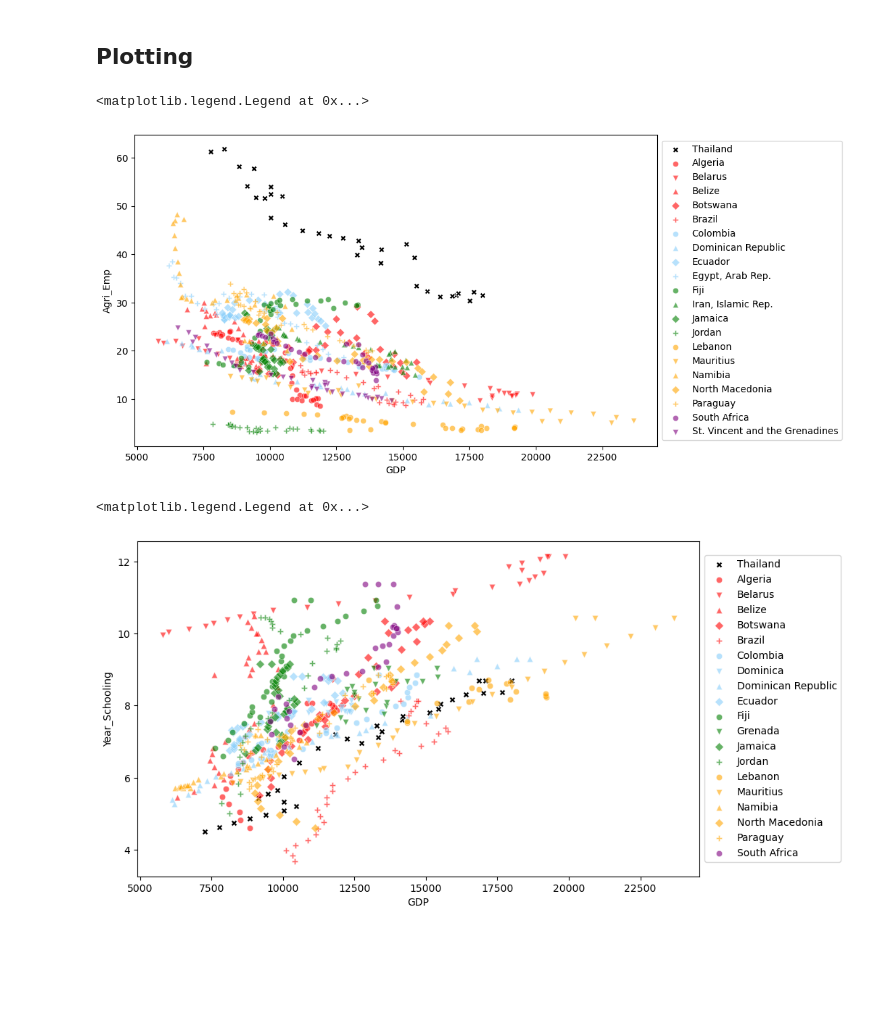
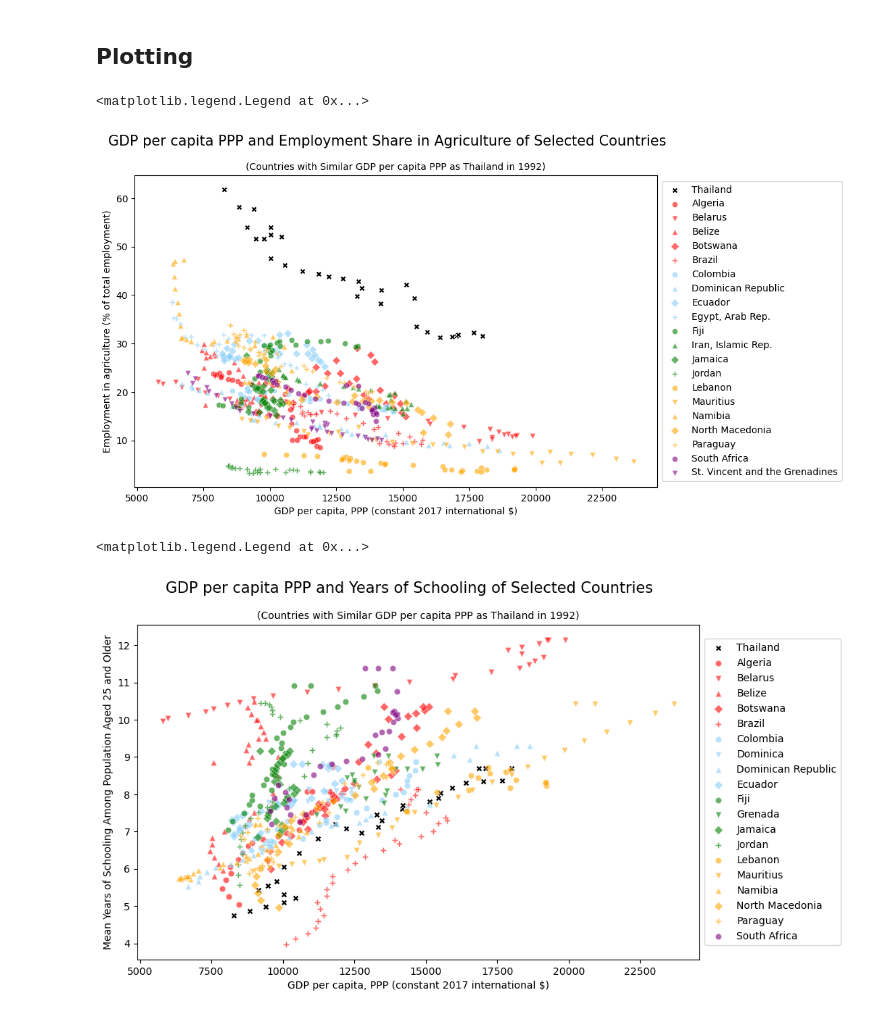
Before and after one commit to PhakphumJ/Thesis_code, a Jupyter notebook: ILO_WDI_code.ipynb, the cells around one changed output. Saved outputs shown, nothing was run; the diff lists cells and outputs as text; code cells hidden in the pictures; blank space fills up the shorter version.

Commit message:
Add axes, titles

```diff
--- a/ILO_WDI_code.ipynb
+++ b/ILO_WDI_code.ipynb
@@ -236,26 +236,35 @@ Similar_Countries_DF_EDU[Similar_Countries_DF_EDU['Country Name'] == 'Thailand']
 # %%
 ### Scatter GDP and Agricultural Employment for all countries in Similar_Countries_DF_GDP.
 plt.figure(figsize = (10, 6))
 
 ### Plot Thailand differently with a different marker.
 sns.scatterplot(data = Similar_Countries_DF_GDP[Similar_Countries_DF_GDP["Country Name"] == "Thailand"], x = 'GDP', y = 'Agri_Emp' ,marker='X', color = 'black', label = "Thailand")
 
 ## Plot other countries.
 colors = ['red', 'lightskyblue', 'green', 'orange', 'purple', 'teal', 'gold']
 markers = ['o', 'v', '^', 'D', 'P']
 
 ### Get unique combinations of colors and markers.
 color_marker_combinations = [(color, marker) for color in colors for marker in markers] ## Use this to plot the other countries.
 
 # Plot
 for i, country in enumerate(Similar_Countries_DF_GDP[Similar_Countries_DF_GDP["Country Name"] != "Thailand"]['Country Name'].unique()):
     sns.scatterplot(data = Similar_Countries_DF_GDP[Similar_Countries_DF_GDP["Country Name"] == country], x = 'GDP', y = 'Agri_Emp', marker = color_marker_combinations[i][1], color = color_marker_combinations[i][0], alpha = 0.60, label = country)
 
-## Show legend. Outside the plot.
+# Axes labels
+plt.xlabel('GDP per capita, PPP (constant 2017 international $)')
+plt.ylabel('Employment in agriculture (% of total employment)')
+
+# Add title
+plt.suptitle('GDP per capita PPP and Employment Share in Agriculture of Selected Countries', fontsize = 15)
+plt.title('(Countries with Similar GDP per capita PPP as Thailand in 1992)', fontsize = 10)
+
+
+# Show legend. Outside the plot.
 plt.legend(loc='center left', bbox_to_anchor=(1, 0.5))
 # %% [output]
 <matplotlib.legend.Legend at 0x...>
-[figure, old version]
+[figure, new version]
 # %%
 ### Scatter GDP and Edu for all countries in Similar_Countries_DF_GDP.
 plt.figure(figsize = (10, 6))
@@ -274,11 +283,19 @@ color_marker_combinations = [(color, marker) for color in colors for marker in m
 for i, country in enumerate(Similar_Countries_DF_GDP[Similar_Countries_DF_GDP["Country Name"] != "Thailand"]['Country Name'].unique()):
     sns.scatterplot(data = Similar_Countries_DF_GDP[Similar_Countries_DF_GDP["Country Name"] == country], x = 'GDP', y = 'Year_Schooling', marker = color_marker_combinations[i][1], color = color_marker_combinations[i][0], alpha = 0.60, label = country)
 
-## Show legend. Outside the plot.
+# Axes labels
+plt.xlabel('GDP per capita, PPP (constant 2017 international $)')
+plt.ylabel('Mean Years of Schooling Among Population Aged 25 and Older')
+
+# Add title
+plt.suptitle('GDP per capita PPP and Years of Schooling of Selected Countries', fontsize = 15)
+plt.title('(Countries with Similar GDP per capita PPP as Thailand in 1992)', fontsize = 10)
+
+# Show legend. Outside the plot.
 plt.legend(loc='center left', bbox_to_anchor=(1, 0.5))
 # %% [output]
 <matplotlib.legend.Legend at 0x...>
-[figure, old version]
+[figure, new version]
 # %%
 ### Scatter Edu and Agricultural Employment.
 plt.figure(figsize = (10, 6))
```
Also changed, not shown: parts of 11 cells of this notebook.
